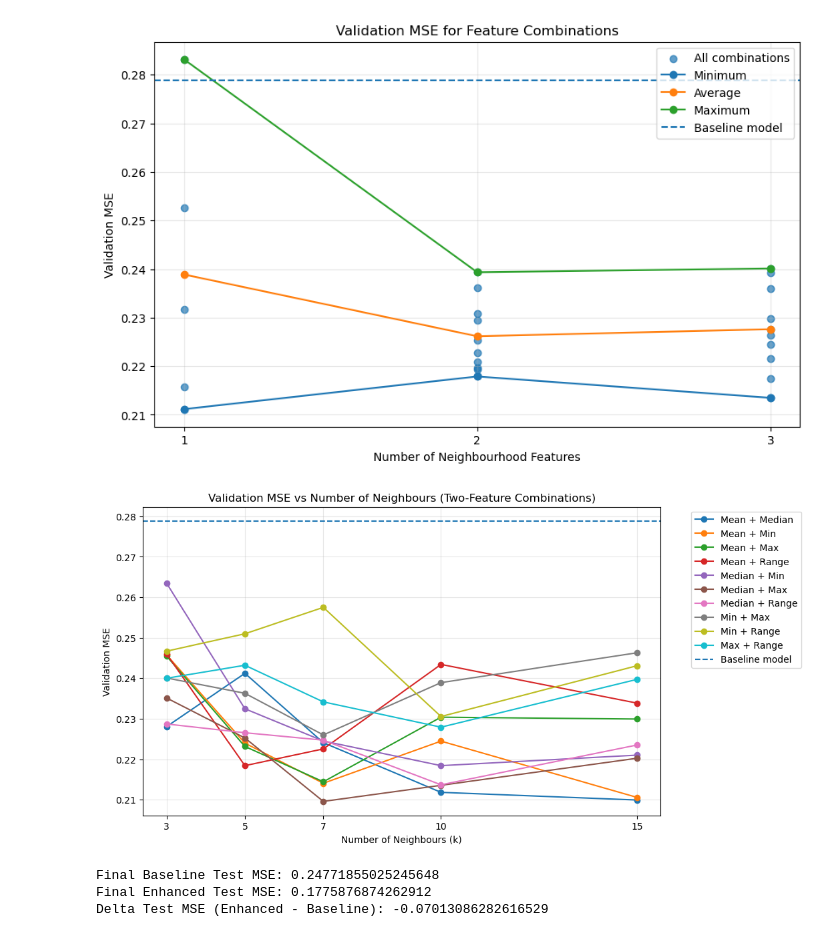
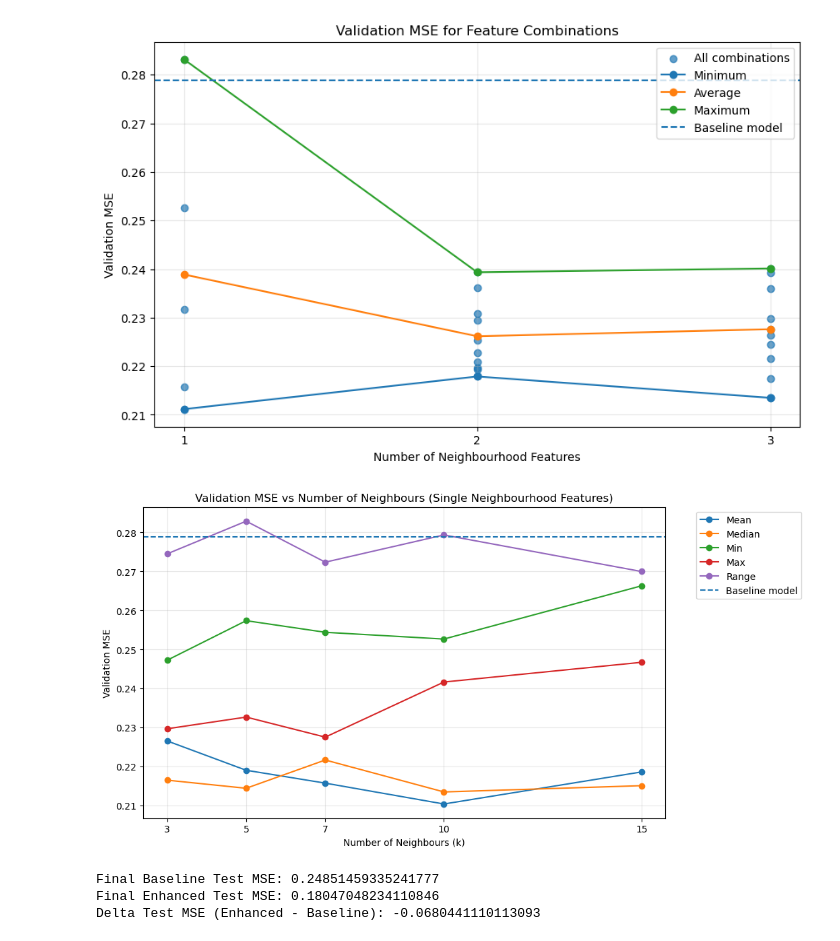
Before and after one commit to xfsd1448-uol/2603-Group-Project, a Jupyter notebook: main.ipynb, the cells around one changed output. Drawn from its saved outputs; the diff is of its cells as text; code cells hidden in the pictures.

```diff
--- a/main.ipynb
+++ b/main.ipynb
@@ -879,65 +868,63 @@ k_feature_results_df = pd.DataFrame(k_feature_results_df)
 # %%
 # ============================================================
 # Figure 2: Validation MSE vs Number of Neighbours (k)
-# All 2-feature combinations
+# Single neighbourhood features
 # ============================================================
 
 plt.figure(figsize=(10, 6))
 
+# ------------------------------------------------------------
+# Plot validation MSE curves for each single feature
+# ------------------------------------------------------------
+for feature_name in k_feature_results_df["feature"].unique():
 
-# ------------------------------------------------------------
-# Plot validation MSE curves for each feature combination
-# ------------------------------------------------------------
-for combo_name in k_feature_results_df["combo"].unique():
-
-    # Select rows corresponding to the current feature combination
+    # Select rows corresponding to the current feature
     subset = k_feature_results_df[
-        k_feature_results_df["combo"] == combo_name].sort_values("k")
+        k_feature_results_df["feature"] == feature_name
+    ].sort_values("k")
 
     # Plot validation MSE as a function of k
     plt.plot(
         subset["k"],
         subset["val_mse"],
         marker="o",
-        label=combo_name
+        label=feature_name
     )
-
 
 # ------------------------------------------------------------
 # Plot baseline model performance as a reference line
 # ------------------------------------------------------------
-
 plt.axhline(
     y=baseline_val_mse,
     linestyle="--",
     label="Baseline model"
 )
 
-
 # ------------------------------------------------------------
 # Figure formatting
 # ------------------------------------------------------------
-
 plt.xlabel("Number of Neighbours (k)")
 plt.ylabel("Validation MSE")
-
-
-plt.title("Validation MSE vs Number of Neighbours (Two-Feature Combinations)")
+plt.title("Validation MSE vs Number of Neighbours (Single Neighbourhood Features)")
 
 # Ensure all tested k values appear on the x-axis
 plt.xticks(sorted(k_feature_results_df["k"].unique()))
 
 # Place legend outside the plot to avoid overlapping
 plt.legend(bbox_to_anchor=(1.05, 1), loc="upper left")
 
 # Add grid for readability
 plt.grid(True, alpha=0.3)
 
 # Display the figure
 plt.show()
 # %% [output]
-[figure, old version]
+[figure, new version]
 # %%
+# from sklearn.neighbors import NearestNeighbors
+
+
+
 # ============================================================
 # 1) Combine original train and validation sets
 # ============================================================
@@ -951,7 +938,7 @@ y_train_final = y_train_final.loc[X_train_final_raw.index]
 # ============================================================
 # 2) Fit kNN on the new final training set
 # ============================================================
-best_K = 7
+best_K = 10
 knn_final = NearestNeighbors(n_neighbors=best_K + 1)
 knn_final.fit(X_train_final_raw[['Latitude', 'Longitude']])
 
@@ -999,7 +986,7 @@ feature_map = {
     "Range": "range"
 }
 
-best_features = ["Max", "Median"]   # 输入最终选出来的组合
+best_features = ["Mean"]   # 输入最终选出来的组合
 
 train_final_feature_values = {}
 test_feature_values = {}
@@ -1060,6 +1047,6 @@ print("Final Baseline Test MSE:", baseline_test_mse_final)
 print("Final Enhanced Test MSE:", enhanced_test_mse_final)
 print("Delta Test MSE (Enhanced - Baseline):", enhanced_test_mse_final - baseline_test_mse_final)
 # %% [output]
-Final Baseline Test MSE: 0.24771855025245648
-Final Enhanced Test MSE: 0.1775876874262912
-Delta Test MSE (Enhanced - Baseline): -0.07013086282616529
+Final Baseline Test MSE: 0.24851459335241777
+Final Enhanced Test MSE: 0.18047048234110846
+Delta Test MSE (Enhanced - Baseline): -0.0680441110113093
```
Also changed, not shown: parts of 3 cells of this notebook.
